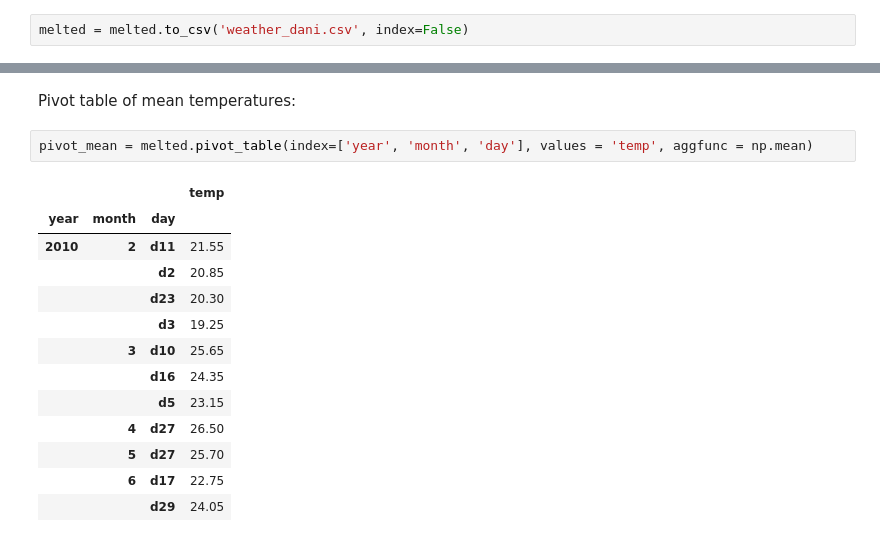
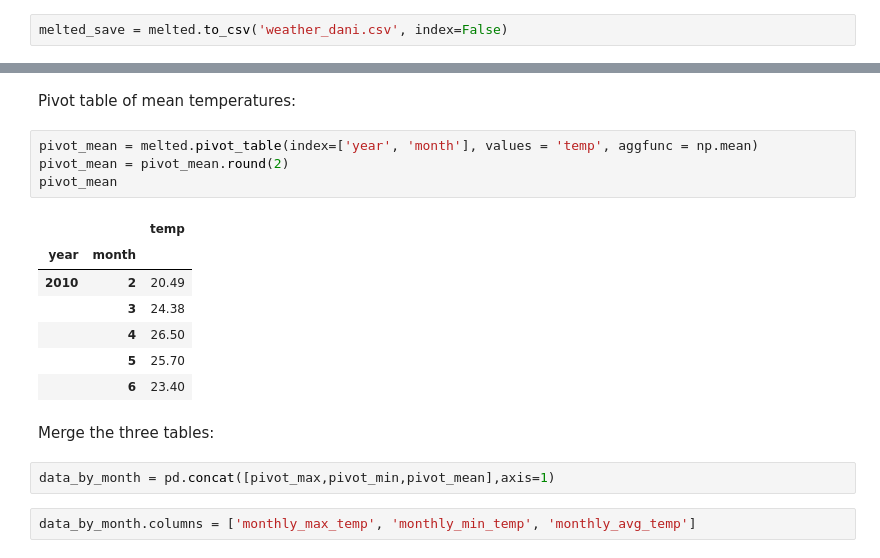
Before and after one commit to EiroaMD/lab-data-cleaning, a Jupyter notebook: your-code/weather.ipynb, the cells around one changed output, grey strips where cells are left out. Cells and saved outputs as stored; diff of their text form.

```diff
--- a/your-code/weather.ipynb
+++ b/your-code/weather.ipynb
@@ -140,4 +140,4 @@ melted.sort_values(by=['month']).reset_index(drop=True)
 | 20 | MX17004 | 2010 | 6 | tmin | d17 | 17.5 |
 | 21 | MX17004 | 2010 | 6 | tmin | d29 | 18.0 |
 # %%
-melted = melted.to_csv('weather_dani.csv', index=False)
+melted_save = melted.to_csv('weather_dani.csv', index=False)
@@ -182,18 +193,20 @@ pivot_min
 # %% [markdown]
 Pivot table of mean temperatures:
 # %%
-pivot_mean = melted.pivot_table(index=['year', 'month', 'day'], values = 'temp', aggfunc = np.mean)
+pivot_mean = melted.pivot_table(index=['year', 'month'], values = 'temp', aggfunc = np.mean)
+pivot_mean = pivot_mean.round(2)
+pivot_mean
 # %% [output]
-|  |  |  | temp |
-| year | month | day |  |
-| 2010 | 2 | d11 | 21.55 |
-|  |  | d2 | 20.85 |
-|  |  | d23 | 20.30 |
-|  |  | d3 | 19.25 |
-|  | 3 | d10 | 25.65 |
-|  |  | d16 | 24.35 |
-|  |  | d5 | 23.15 |
-|  | 4 | d27 | 26.50 |
-|  | 5 | d27 | 25.70 |
-|  | 6 | d17 | 22.75 |
-|  |  | d29 | 24.05 |
+|  |  | temp |
+| year | month |  |
+| 2010 | 2 | 20.49 |
+|  | 3 | 24.38 |
+|  | 4 | 26.50 |
+|  | 5 | 25.70 |
+|  | 6 | 23.40 |
+# %% [markdown]
+Merge the three tables:
+# %%
+data_by_month = pd.concat([pivot_max,pivot_min,pivot_mean],axis=1)
+# %%
+data_by_month.columns = ['monthly_max_temp', 'monthly_min_temp', 'monthly_avg_temp']
```
Also changed, not shown: parts of 6 cells of this notebook.
